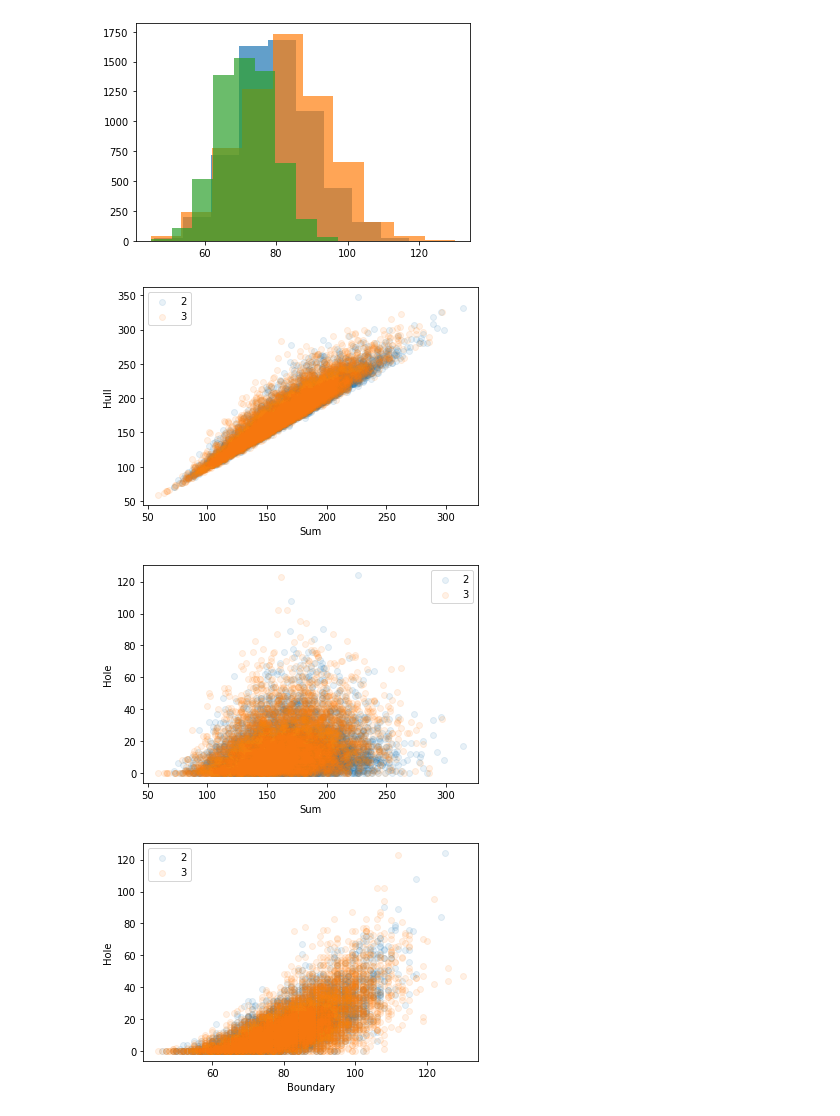
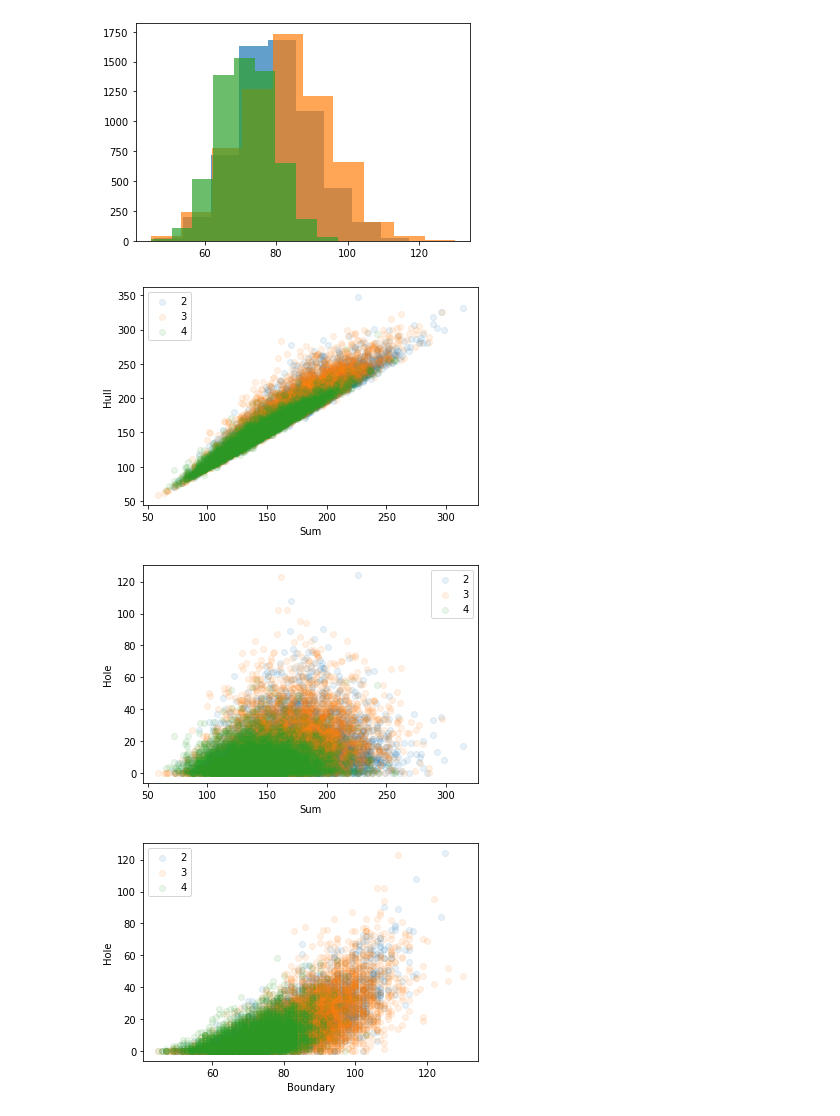
Before and after one commit to Mahendra275/fmml2021, a Jupyter notebook: Lab1_Features_fmml20210775.ipynb, the cells around one changed output. Drawn from its saved outputs; the diff is of its cells as text; code cells hidden in the pictures.

```diff
--- a/Lab1_Features_fmml20210775.ipynb
+++ b/Lab1_Features_fmml20210775.ipynb
@@ -720,30 +714,32 @@ plt.hist(bound4, alpha=0.7);
 # %% [output]
 [figure]
 # %%
-#trying only two and three
 plt.scatter(sum2, hull2, alpha=0.1)
 plt.scatter(sum3, hull3, alpha=0.1)
+plt.scatter(sum4, hull4, alpha=0.1)
 plt.xlabel('Sum')
 plt.ylabel('Hull')
-plt.legend(['2','3'])
+plt.legend(['2','3', '4'])
 plt.show()
 
 # Sum and hole
 plt.scatter(sum2, hole2, alpha=0.1)
 plt.scatter(sum3, hole3, alpha=0.1)
+plt.scatter(sum4, hole4, alpha=0.1)
 plt.xlabel('Sum');
 plt.ylabel('Hole');
-plt.legend(['2','3'])
+plt.legend(['2','3', '4'])
 plt.show()
 
 # Hole and boundary
 plt.scatter(bound2, hole2, alpha=0.1)
 plt.scatter(bound3, hole3, alpha=0.1)
+plt.scatter(bound4, hole4, alpha=0.1)
 plt.xlabel('Boundary');
 plt.ylabel('Hole');
-plt.legend(['2','3'])
+plt.legend(['2','3', '4'])
 plt.show()
 # %% [output]
-[figure, old version]
+[figure, new version]
-[figure, old version]
+[figure, new version]
-[figure, old version]
+[figure, new version]
```
Also changed, not shown: parts of 6 cells of this notebook.
